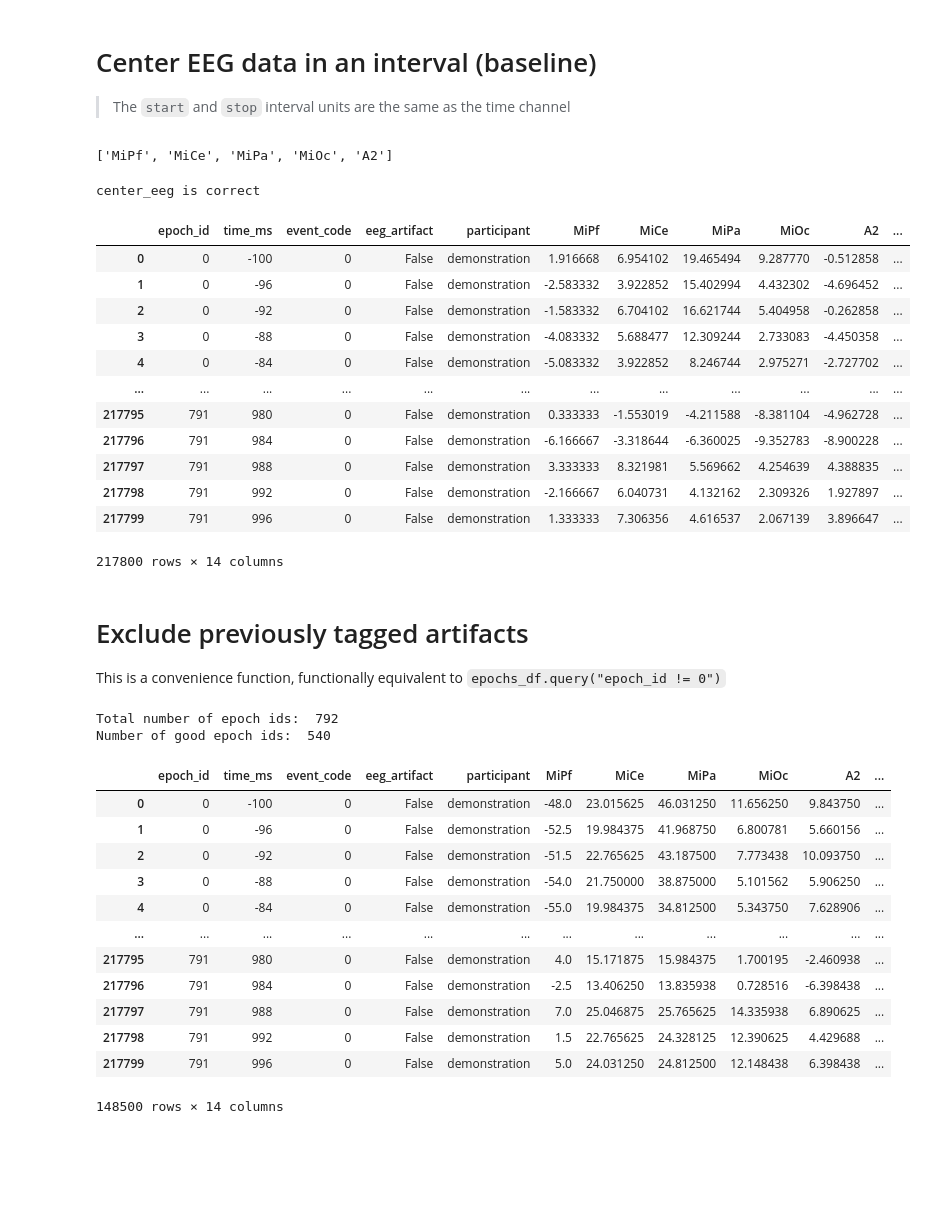
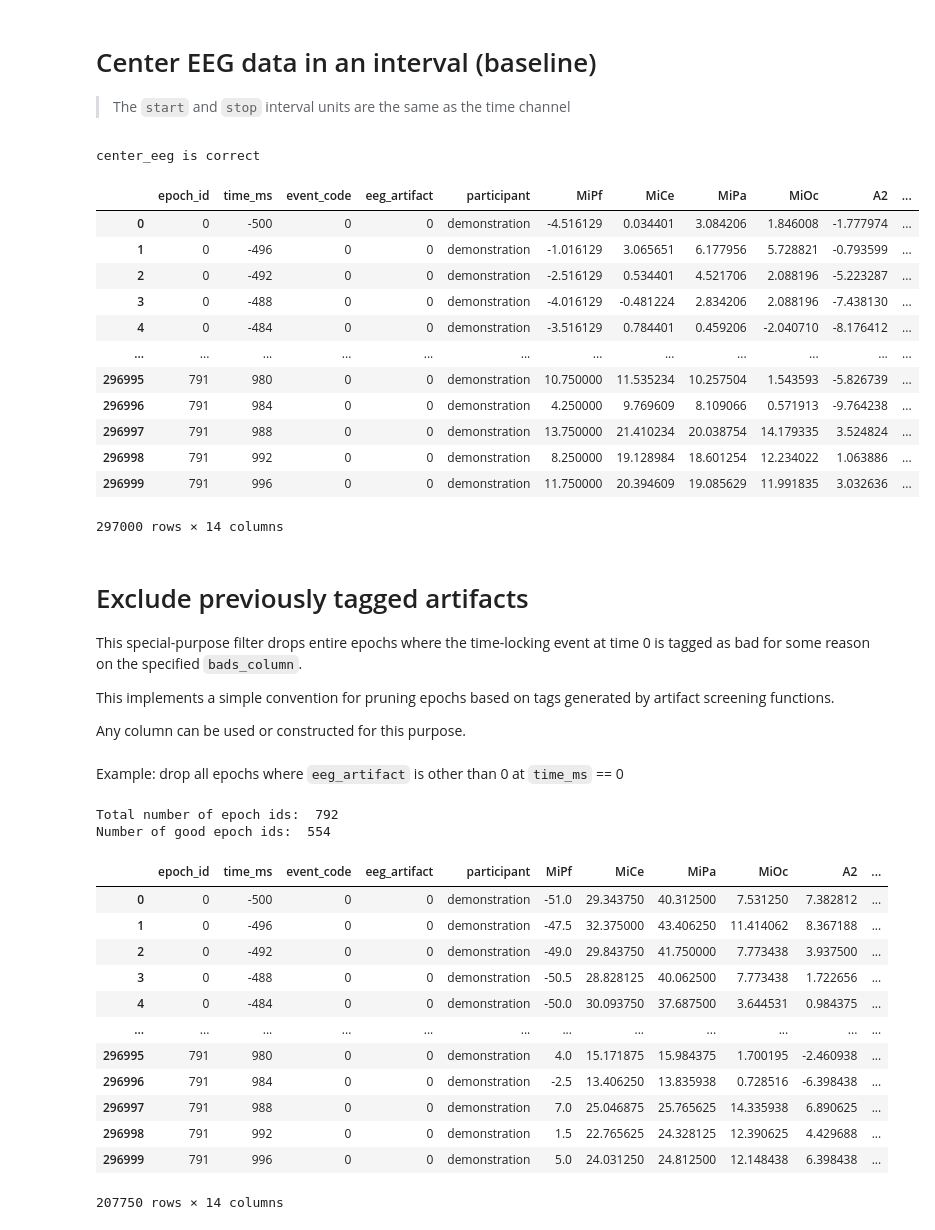
Before and after one commit to turbach/spudtr, a Jupyter notebook: docs/user_guide/eeg/eeg_utils.ipynb, the cells around one changed output. Saved outputs shown, nothing was run; the diff lists cells and outputs as text; code cells hidden in the pictures; blank space fills up the shorter version.

Commit message:
filter.py takes np.ndarrays, pytest coverage 100%, User Guide docs drafted

````diff
--- a/docs/user_guide/eeg/eeg_utils.ipynb
+++ b/docs/user_guide/eeg/eeg_utils.ipynb
@@ -8,7 +7,7 @@ from spudtr import DATA_DIR
 # %%
-epochs_df = pd.read_hdf(DATA_DIR / "gh_sub000p3.epochs.h5", key="p3")
+epochs_df = pd.read_hdf(DATA_DIR / P3_F, key="p3")
 
-# specify the columns with EEG data
+# specify the epoch_id, time stamps and columns with EEG data
 eeg_channels = ['MiPf', 'MiCe', 'MiPa', 'MiOc', 'A2']
 
 # check the epochs format
@@ -123,41 +121,42 @@ epf.re_reference(
 # Center EEG data in an interval (baseline)
 
 > The `start` and `stop` interval units are the same as the time channel
-# %%
-epochs_df.head()
-eeg_channels
-# %% [output]
-['MiPf', 'MiCe', 'MiPa', 'MiOc', 'A2']
 # %%
-start = -100
+start = -500
 stop = -4
 epf.center_eeg(
     epochs_df,
     eeg_channels,
     start,
     stop,
     epoch_id='epoch_id',
     time='time_ms'
 )
 # %% [output]
 center_eeg is correct
 |  | epoch_id | time_ms | event_code | eeg_artifact | participant | MiPf | MiCe | MiPa | MiOc | A2 | ... |
-| 0 | 0 | -100 | 0 | False | demonstration | 1.916668 | 6.954102 | 19.465494 | 9.287770 | -0.512858 | ... |
-| 1 | 0 | -96 | 0 | False | demonstration | -2.583332 | 3.922852 | 15.402994 | 4.432302 | -4.696452 | ... |
-| 2 | 0 | -92 | 0 | False | demonstration | -1.583332 | 6.704102 | 16.621744 | 5.404958 | -0.262858 | ... |
-| 3 | 0 | -88 | 0 | False | demonstration | -4.083332 | 5.688477 | 12.309244 | 2.733083 | -4.450358 | ... |
-| 4 | 0 | -84 | 0 | False | demonstration | -5.083332 | 3.922852 | 8.246744 | 2.975271 | -2.727702 | ... |
+| 0 | 0 | -500 | 0 | 0 | demonstration | -4.516129 | 0.034401 | 3.084206 | 1.846008 | -1.777974 | ... |
+| 1 | 0 | -496 | 0 | 0 | demonstration | -1.016129 | 3.065651 | 6.177956 | 5.728821 | -0.793599 | ... |
+| 2 | 0 | -492 | 0 | 0 | demonstration | -2.516129 | 0.534401 | 4.521706 | 2.088196 | -5.223287 | ... |
+| 3 | 0 | -488 | 0 | 0 | demonstration | -4.016129 | -0.481224 | 2.834206 | 2.088196 | -7.438130 | ... |
+| 4 | 0 | -484 | 0 | 0 | demonstration | -3.516129 | 0.784401 | 0.459206 | -2.040710 | -8.176412 | ... |
 | ... | ... | ... | ... | ... | ... | ... | ... | ... | ... | ... | ... |
-| 217795 | 791 | 980 | 0 | False | demonstration | 0.333333 | -1.553019 | -4.211588 | -8.381104 | -4.962728 | ... |
-| 217796 | 791 | 984 | 0 | False | demonstration | -6.166667 | -3.318644 | -6.360025 | -9.352783 | -8.900228 | ... |
-| 217797 | 791 | 988 | 0 | False | demonstration | 3.333333 | 8.321981 | 5.569662 | 4.254639 | 4.388835 | ... |
-| 217798 | 791 | 992 | 0 | False | demonstration | -2.166667 | 6.040731 | 4.132162 | 2.309326 | 1.927897 | ... |
-| 217799 | 791 | 996 | 0 | False | demonstration | 1.333333 | 7.306356 | 4.616537 | 2.067139 | 3.896647 | ... |
+| 296995 | 791 | 980 | 0 | 0 | demonstration | 10.750000 | 11.535234 | 10.257504 | 1.543593 | -5.826739 | ... |
+| 296996 | 791 | 984 | 0 | 0 | demonstration | 4.250000 | 9.769609 | 8.109066 | 0.571913 | -9.764238 | ... |
+| 296997 | 791 | 988 | 0 | 0 | demonstration | 13.750000 | 21.410234 | 20.038754 | 14.179335 | 3.524824 | ... |
+| 296998 | 791 | 992 | 0 | 0 | demonstration | 8.250000 | 19.128984 | 18.601254 | 12.234022 | 1.063886 | ... |
+| 296999 | 791 | 996 | 0 | 0 | demonstration | 11.750000 | 20.394609 | 19.085629 | 11.991835 | 3.032636 | ... |
-217800 rows × 14 columns
+297000 rows × 14 columns
-# %% [markdown]
-# Exclude previously tagged artifacts
-
-This is a convenience function, functionally equivalent to ```epochs_df.query("epoch_id != 0")```
+# %% [markdown]
+# Exclude previously tagged artifacts
+
+This special-purpose filter drops entire epochs where the time-locking event at time 0 is tagged as bad for some reason on the specified `bads_column`.
+
+This implements a simple convention for pruning epochs based on tags generated by artifact screening functions.
+
+Any column can be used or constructed for this purpose.
+# %% [markdown]
+Example: drop all epochs where `eeg_artifact` is other than 0 at `time_ms` == 0
 # %%
 good_epochs = epf.drop_bad_epochs(
     epochs_df,
@@ -171,17 +170,17 @@ print("Number of good epoch ids: ", len(good_epochs["epoch_id"].unique()))
 good_epochs
 # %% [output]
 Total number of epoch ids:  792
-Number of good epoch ids:  540
+Number of good epoch ids:  554
 |  | epoch_id | time_ms | event_code | eeg_artifact | participant | MiPf | MiCe | MiPa | MiOc | A2 | ... |
-| 0 | 0 | -100 | 0 | False | demonstration | -48.0 | 23.015625 | 46.031250 | 11.656250 | 9.843750 | ... |
-| 1 | 0 | -96 | 0 | False | demonstration | -52.5 | 19.984375 | 41.968750 | 6.800781 | 5.660156 | ... |
-| 2 | 0 | -92 | 0 | False | demonstration | -51.5 | 22.765625 | 43.187500 | 7.773438 | 10.093750 | ... |
-| 3 | 0 | -88 | 0 | False | demonstration | -54.0 | 21.750000 | 38.875000 | 5.101562 | 5.906250 | ... |
-| 4 | 0 | -84 | 0 | False | demonstration | -55.0 | 19.984375 | 34.812500 | 5.343750 | 7.628906 | ... |
+| 0 | 0 | -500 | 0 | 0 | demonstration | -51.0 | 29.343750 | 40.312500 | 7.531250 | 7.382812 | ... |
+| 1 | 0 | -496 | 0 | 0 | demonstration | -47.5 | 32.375000 | 43.406250 | 11.414062 | 8.367188 | ... |
+| 2 | 0 | -492 | 0 | 0 | demonstration | -49.0 | 29.843750 | 41.750000 | 7.773438 | 3.937500 | ... |
+| 3 | 0 | -488 | 0 | 0 | demonstration | -50.5 | 28.828125 | 40.062500 | 7.773438 | 1.722656 | ... |
+| 4 | 0 | -484 | 0 | 0 | demonstration | -50.0 | 30.093750 | 37.687500 | 3.644531 | 0.984375 | ... |
 | ... | ... | ... | ... | ... | ... | ... | ... | ... | ... | ... | ... |
-| 217795 | 791 | 980 | 0 | False | demonstration | 4.0 | 15.171875 | 15.984375 | 1.700195 | -2.460938 | ... |
-| 217796 | 791 | 984 | 0 | False | demonstration | -2.5 | 13.406250 | 13.835938 | 0.728516 | -6.398438 | ... |
-| 217797 | 791 | 988 | 0 | False | demonstration | 7.0 | 25.046875 | 25.765625 | 14.335938 | 6.890625 | ... |
-| 217798 | 791 | 992 | 0 | False | demonstration | 1.5 | 22.765625 | 24.328125 | 12.390625 | 4.429688 | ... |
-| 217799 | 791 | 996 | 0 | False | demonstration | 5.0 | 24.031250 | 24.812500 | 12.148438 | 6.398438 | ... |
+| 296995 | 791 | 980 | 0 | 0 | demonstration | 4.0 | 15.171875 | 15.984375 | 1.700195 | -2.460938 | ... |
+| 296996 | 791 | 984 | 0 | 0 | demonstration | -2.5 | 13.406250 | 13.835938 | 0.728516 | -6.398438 | ... |
+| 296997 | 791 | 988 | 0 | 0 | demonstration | 7.0 | 25.046875 | 25.765625 | 14.335938 | 6.890625 | ... |
+| 296998 | 791 | 992 | 0 | 0 | demonstration | 1.5 | 22.765625 | 24.328125 | 12.390625 | 4.429688 | ... |
+| 296999 | 791 | 996 | 0 | 0 | demonstration | 5.0 | 24.031250 | 24.812500 | 12.148438 | 6.398438 | ... |
-148500 rows × 14 columns
+207750 rows × 14 columns
````
Also changed, not shown: parts of 17 cells of this notebook, 16 other files.
